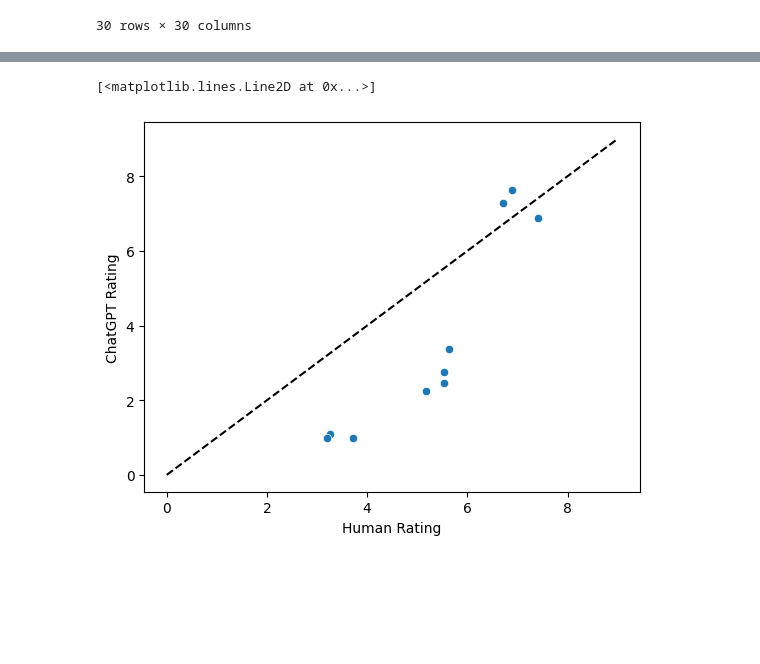
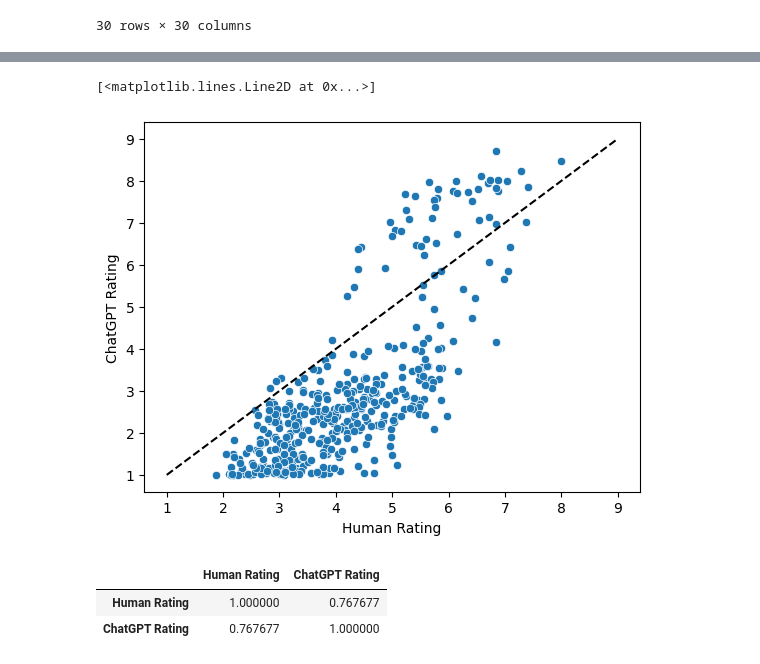
Before and after one commit to b-dickson/ChatGPT-Categorization, a Jupyter notebook: similartiy_ratings.ipynb, the cells around one changed output, grey strips where cells are left out. Cells and saved outputs as stored; diff of their text form; code cells hidden in the pictures; blank space fills up the shorter version.

```diff
--- a/similartiy_ratings.ipynb
+++ b/similartiy_ratings.ipynb
@@ -107,7 +151,8 @@ def get_average_rating(logprobs):
     ratings = np.array([i+1 for i in range(9)])
     weights = np.array([0.]*9)
     for lp in logprobs:
-        i = word2num.get(lp.token, lp.token)
+        token = lp.token.lower()
+        i = word2num.get(token, token)
         try:
             i = int(i) - 1
             weights[i] += np.exp(lp.logprob)
@@ -119,19 +164,15 @@ def get_average_rating(logprobs):
         av = 0.0
     return av
 # %%
-def get_chatgpt_rating(rock1, rock2):
+results = []
+pairs = [comb for comb in combinations(human_data.columns, 2)]
+for pair in pairs:
+    rock1, rock2 = pair
+
+    human = human_data[rock1][rock2]
+
     response = get_responses(rock1, rock2)
     logprobs = response.choices[0].logprobs.content[0].top_logprobs
-    return get_average_rating(logprobs)
+    chatgpt = get_average_rating(logprobs)
+
+    results.append({"Rock1": rock1, "Rock2": rock2, "Human Rating": human, "ChatGPT Rating": chatgpt, "Response": response})
-# %%
-results = []
-pairs = [comb for comb in combinations(human_data.columns, 2)][:10]
-for pair in pairs:
-    rock1, rock2 = pair
-    human = human_data[rock1][rock2]
-    chatgpt = get_chatgpt_rating(rock1, rock2)
-
-    results.append({"Rock1": rock1, "Rock2": rock2, "Human Rating": human, "ChatGPT Rating": chatgpt})
-
-results = pd.DataFrame(results)
-results.to_csv("chatgpt_similarities.csv", index=False)
@@ -152,6 +198,12 @@ results
 # %%
 sns.scatterplot(results, x="Human Rating", y="ChatGPT Rating")
-plt.plot([0, 9], [0, 9], 'k--')
+plt.plot([1, 9], [1, 9], 'k--')
 # %% [output]
 [<matplotlib.lines.Line2D at 0x...>]
-[figure, old version]
+[figure, new version]
+# %%
+results.corr(numeric_only=True)
+# %% [output]
+|  | Human Rating | ChatGPT Rating |
+| Human Rating | 1.000000 | 0.767677 |
+| ChatGPT Rating | 0.767677 | 1.000000 |
```
Also changed, not shown: parts of 5 cells of this notebook, 1 other file.
